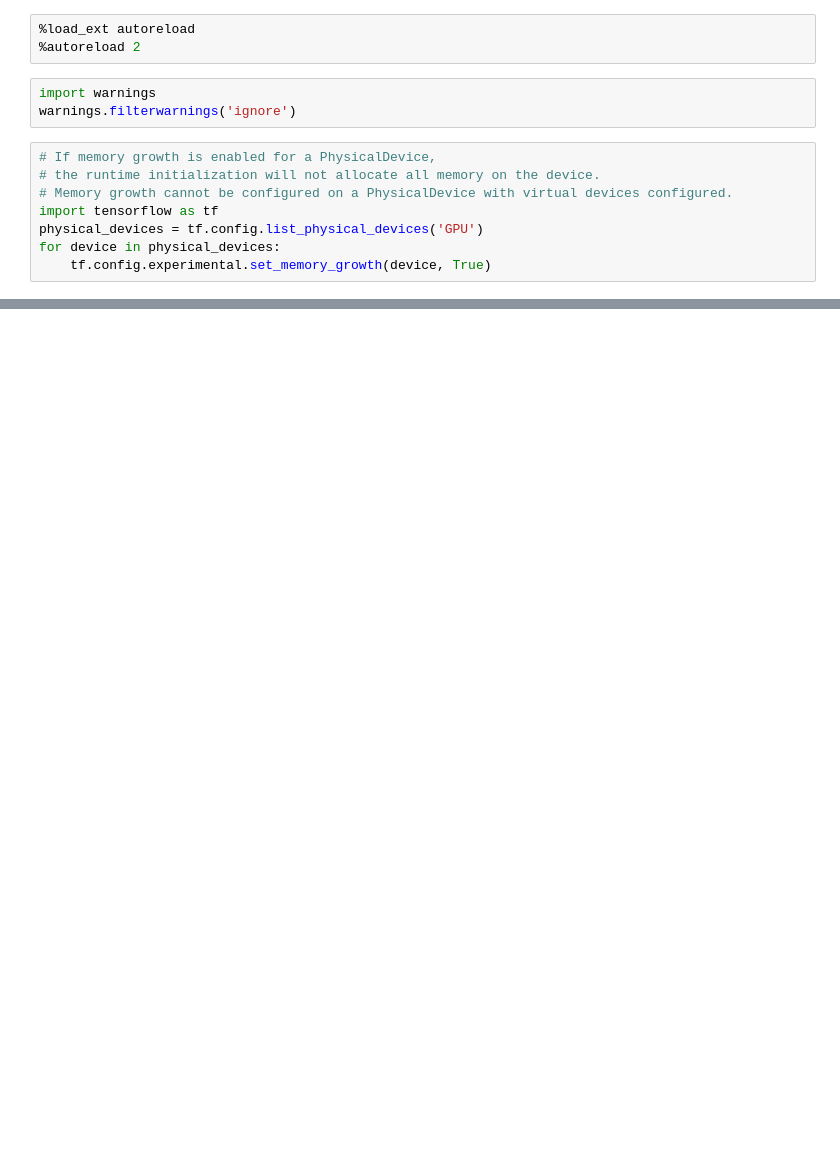
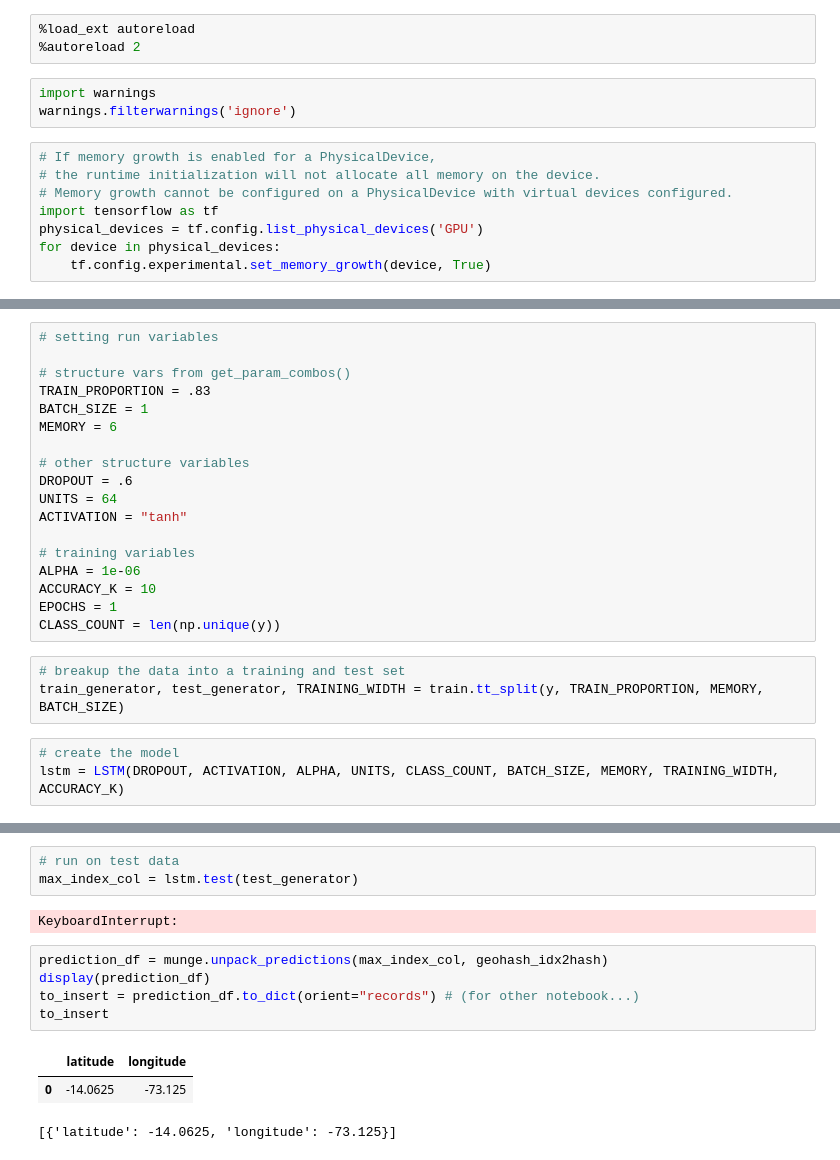
Before and after one commit to sawezo/earthquake_monitor, a Jupyter notebook: backend/models/src/model.ipynb, the cells around one changed output, grey strips where cells are left out. Drawn from its saved outputs; the diff is of its cells as text; blank space fills up the shorter version.

Commit message:
updated model and starting final frontend

```diff
--- a/backend/models/src/model.ipynb
+++ b/backend/models/src/model.ipynb
@@ -257,0 +59,24 @@ array([0.78, 0.86, 2.43, 1.9 , 1.84, 0.98, 1.18, 0.94, 2.88, 0.84, 2.19,
+# %%
+# setting run variables
+
+# structure vars from get_param_combos()
+TRAIN_PROPORTION = .83
+BATCH_SIZE = 1
+MEMORY = 6
+
+# other structure variables
+DROPOUT = .6
+UNITS = 64
+ACTIVATION = "tanh"
+
+# training variables
+ALPHA = 1e-06
+ACCURACY_K = 10
+EPOCHS = 1
+CLASS_COUNT = len(np.unique(y))
+# %%
+# breakup the data into a training and test set
+train_generator, test_generator, TRAINING_WIDTH = train.tt_split(y, TRAIN_PROPORTION, MEMORY, BATCH_SIZE)
+# %%
+# create the model
+lstm = LSTM(DROPOUT, ACTIVATION, ALPHA, UNITS, CLASS_COUNT, BATCH_SIZE, MEMORY, TRAINING_WIDTH, ACCURACY_K)
@@ -257,0 +108,14 @@ array([0.78, 0.86, 2.43, 1.9 , 1.84, 0.98, 1.18, 0.94, 2.88, 0.84, 2.19,
+# %%
+# run on test data
+max_index_col = lstm.test(test_generator)
+# %% [output]
+KeyboardInterrupt:
+# %%
+prediction_df = munge.unpack_predictions(max_index_col, geohash_idx2hash)
+display(prediction_df)
+to_insert = prediction_df.to_dict(orient="records") # (for other notebook...)
+to_insert
+# %% [output]
+|  | latitude | longitude |
+| 0 | -14.0625 | -73.125 |
+[{'latitude': -14.0625, 'longitude': -73.125}]
```
Also changed, not shown: parts of 49 cells of this notebook, 26 other files.
